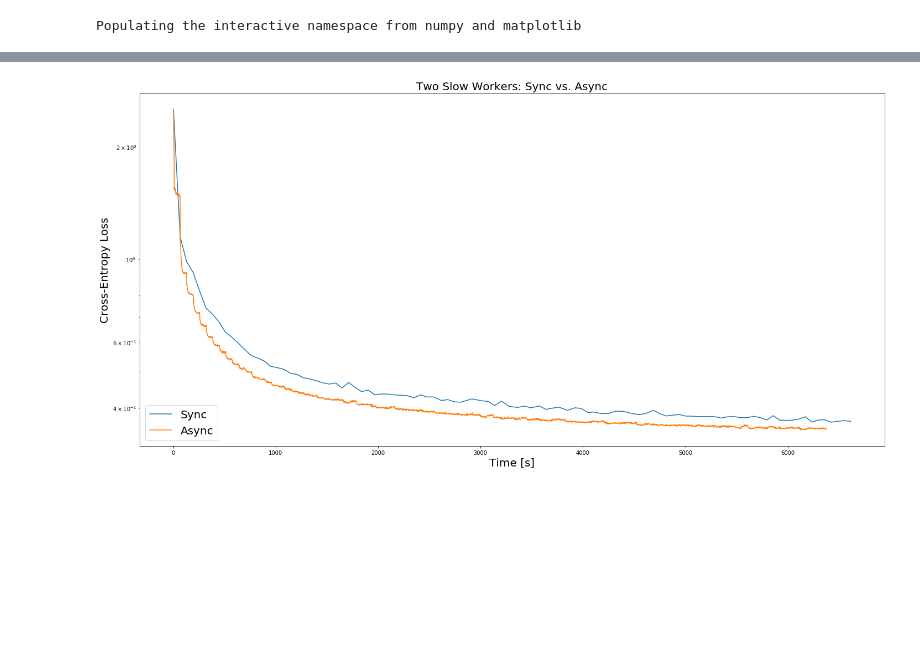
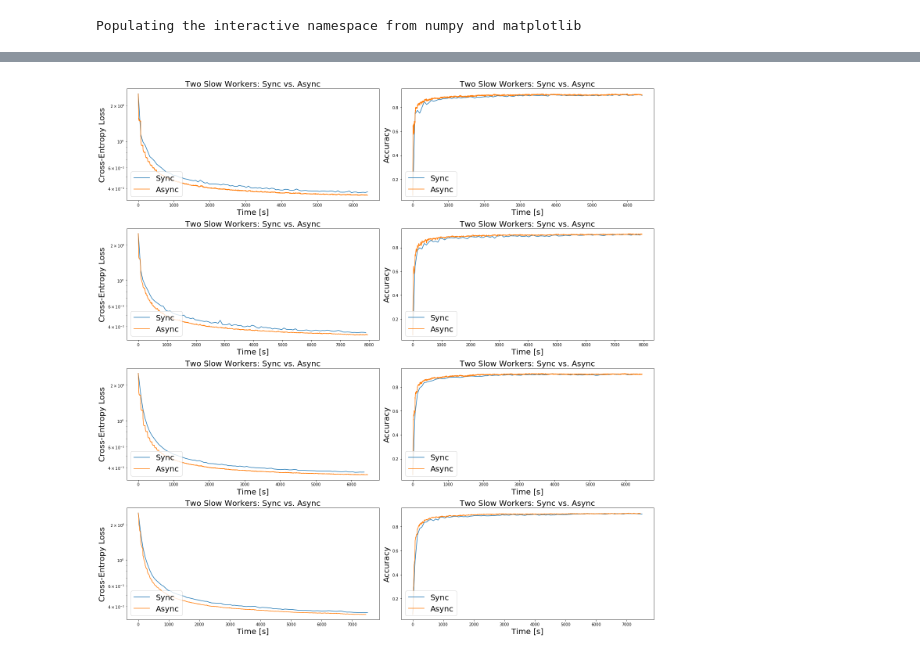
Before and after one commit to filipre/master-experiments, a Jupyter notebook: admm-logistic-regression/visualizations.ipynb, the cells around one changed output, grey strips where cells are left out. Cells and saved outputs as stored; diff of their text form; code cells hidden in the pictures; blank space fills up the shorter version.

Commit message:
rho experiment

```diff
--- a/admm-logistic-regression/visualizations.ipynb
+++ b/admm-logistic-regression/visualizations.ipynb
@@ -257,18 +244,34 @@ data/acc_dmuniform_d10_multTrue_splitFalse_r10.0_lr0.001_n5.csv
 ... (4 outputs left out)
 # %%
 # Time plots
-colors = plt.cm.RdBu(np.linspace(0,1,2)[::-1]
-fig, ax = plt.subplots(1, 1, figsize=(20, 10))
-syncData = pd.read_csv("data/loss_async_twoslow_multTrue_splitTrue_b5_r10.0_lr0.01_n5.pdf.csv", sep=";", header=None)
-asyncData = pd.read_csv("data/loss_async_twoslow_multTrue_splitTrue_b1_r10.0_lr0.01_n5.pdf.csv", sep=";", header=None)
-ax.set_yscale('log')
-ax.set_title(f"Two Slow Workers: Sync vs. Async", size=20)
-ax.set_xlabel('Time [s]', size=20)
-ax.set_ylabel('Cross-Entropy Loss', size=20)
-ax.plot(syncData[0], syncData[1], label='Sync')
-ax.plot(asyncData[0], asyncData[1], label='Async')
-ax.legend(loc='lower left', fontsize="20")
+# colors = plt.cm.RdBu(np.linspace(0,1,2)[::-1]
+
+experiments = [{"mult": True, "split": True}, {"mult": True, "split": False}, {"mult": False, "split": True}, {"mult": False, "split": False}]
+
+fig, ax = plt.subplots(len(experiments), 2, figsize=(20, 20)) #{split}
+
+for i, experiment in enumerate(experiments):
+    mult, split = experiment["mult"], experiment["split"]
+    syncData = pd.read_csv(f"data/loss_async_twoslow_mult{mult}_split{split}_b5_r10.0_lr0.01_n5.pdf.csv", sep=";", header=None)
+    asyncData = pd.read_csv(f"data/loss_async_twoslow_mult{mult}_split{split}_b1_r10.0_lr0.01_n5.pdf.csv", sep=";", header=None)
+    syncData_acc = pd.read_csv(f"data/acc_async_twoslow_mult{mult}_split{split}_b5_r10.0_lr0.01_n5.pdf.csv", sep=";", header=None)
+    asyncData_acc = pd.read_csv(f"data/acc_async_twoslow_mult{mult}_split{split}_b1_r10.0_lr0.01_n5.pdf.csv", sep=";", header=None)
+    ax[i, 0].set_yscale('log')
+    ax[i, 0].set_title(f"Two Slow Workers: Sync vs. Async", size=20)
+    ax[i, 0].set_xlabel('Time [s]', size=20)
+    ax[i, 0].set_ylabel('Cross-Entropy Loss', size=20)
+    ax[i, 0].plot(syncData[0], syncData[1], label='Sync')
+    ax[i, 0].plot(asyncData[0], asyncData[1], label='Async')
+    ax[i, 0].legend(loc='lower left', fontsize="20")
+
+    ax[i, 1].set_title(f"Two Slow Workers: Sync vs. Async", size=20)
+    ax[i, 1].set_xlabel('Time [s]', size=20)
+    ax[i, 1].set_ylabel('Accuracy', size=20)
+    ax[i, 1].plot(syncData_acc[0], syncData_acc[1], label='Sync')
+    ax[i, 1].plot(asyncData_acc[0], asyncData_acc[1], label='Async')
+    ax[i, 1].legend(loc='lower left', fontsize="20")
+
 fig.tight_layout()
-plt.savefig("/Users/rene/University/master/thesis/thesis/figures/thesis_admmlogisticregression_real_twoslow_multTrue_splitTrue.pdf")
+plt.savefig("/Users/rene/University/master/thesis/thesis/figures/thesis_admmlogistic_twoslow_all.pdf")
 # %% [output]
-[figure, old version]
+[figure, new version]
```
Also changed, not shown: parts of 4 cells of this notebook, 3 other files.
